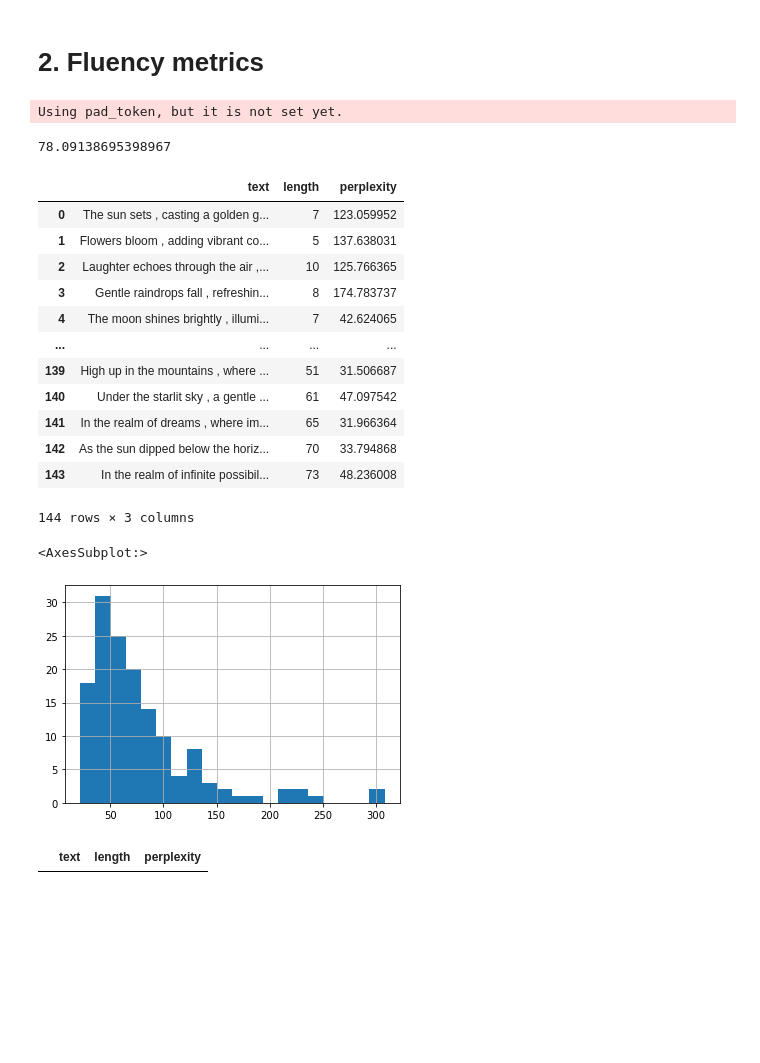
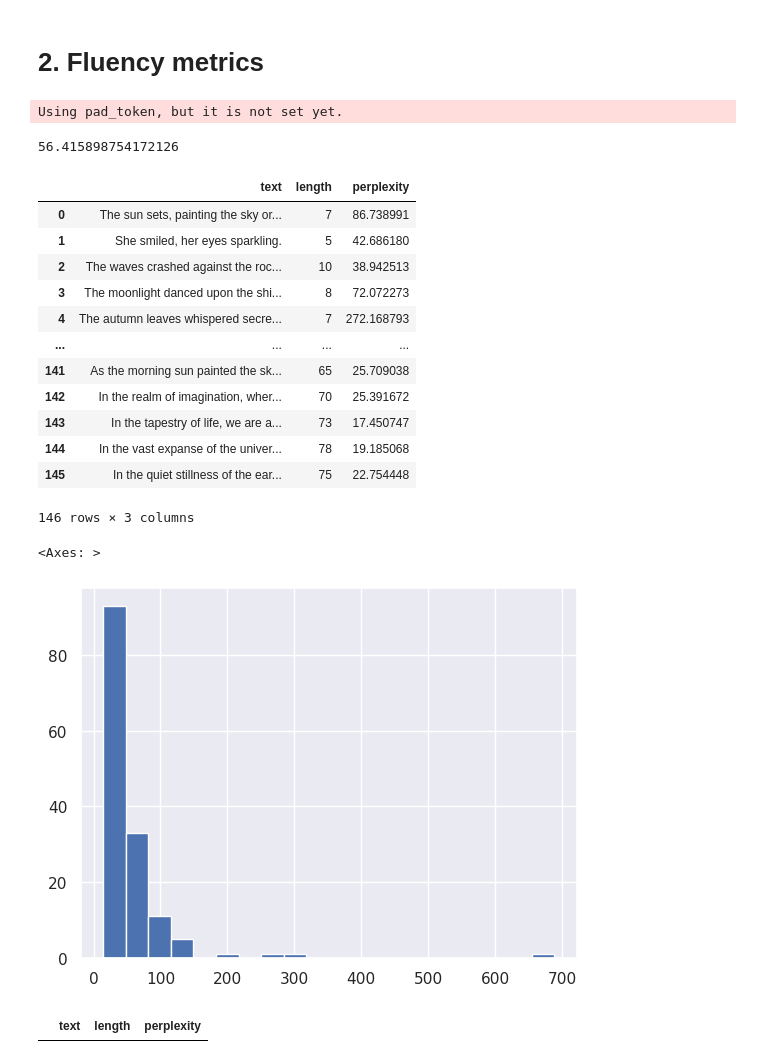
Before and after one commit to SandraKonopatska/controllable-text-generation, a Jupyter notebook: Metrics.ipynb, the cells around one changed output. Drawn from its saved outputs; the diff is of its cells as text; code cells hidden in the pictures; blank space fills up the shorter version.

```diff
--- a/Metrics.ipynb
+++ b/Metrics.ipynb
@@ -32,0 +35,3 @@ df_generation
+# %%
+df_chatgpt = pd.read_csv('datasets/Generation_results/df_chat_len2.csv')
+df_chatgpt
@@ -42,6 +61,8 @@ def preprocess(sentence):
     return string[:-1]
 # %%
 df_generation['text'] = df_generation['text'].apply(preprocess)
+# %%
+sns.set(style='darkgrid')
 # %% [markdown]
 # 1. Control metrics
 # %%
@@ -403,29 +503,29 @@ def perpl(df):
     df['perplexity'] = perplexities['perplexities']
     return perplexities['mean_perplexity']
 # %%
-perpl(df_generation)
+perpl(df_chatgpt)
 # %% [output]
 Using pad_token, but it is not set yet.
-78.09138695398967
+56.415898754172126
 # %%
-df_generation
+df_chatgpt
 # %% [output]
 |  | text | length | perplexity |
-| 0 | The sun sets , casting a golden g... | 7 | 123.059952 |
-| 1 | Flowers bloom , adding vibrant co... | 5 | 137.638031 |
-| 2 | Laughter echoes through the air ,... | 10 | 125.766365 |
-| 3 | Gentle raindrops fall , refreshin... | 8 | 174.783737 |
-| 4 | The moon shines brightly , illumi... | 7 | 42.624065 |
+| 0 | The sun sets, painting the sky or... | 7 | 86.738991 |
+| 1 | She smiled, her eyes sparkling. | 5 | 42.686180 |
+| 2 | The waves crashed against the roc... | 10 | 38.942513 |
+| 3 | The moonlight danced upon the shi... | 8 | 72.072273 |
+| 4 | The autumn leaves whispered secre... | 7 | 272.168793 |
 | ... | ... | ... | ... |
-| 139 | High up in the mountains , where ... | 51 | 31.506687 |
-| 140 | Under the starlit sky , a gentle ... | 61 | 47.097542 |
-| 141 | In the realm of dreams , where im... | 65 | 31.966364 |
-| 142 | As the sun dipped below the horiz... | 70 | 33.794868 |
-| 143 | In the realm of infinite possibil... | 73 | 48.236008 |
+| 141 | As the morning sun painted the sk... | 65 | 25.709038 |
+| 142 | In the realm of imagination, wher... | 70 | 25.391672 |
+| 143 | In the tapestry of life, we are a... | 73 | 17.450747 |
+| 144 | In the vast expanse of the univer... | 78 | 19.185068 |
+| 145 | In the quiet stillness of the ear... | 75 | 22.754448 |
-144 rows × 3 columns
+146 rows × 3 columns
 # %%
-df_generation[df_generation['perplexity'] < 1000]['perplexity'].hist(bins = 20)
+df_chatgpt[df_chatgpt['perplexity'] < 1000]['perplexity'].hist(bins = 20)
 # %% [output]
-<AxesSubplot:>
+<Axes: >
-[figure, old version]
+[figure, new version]
 # %%
```
Also changed, not shown: parts of 45 cells of this notebook.
